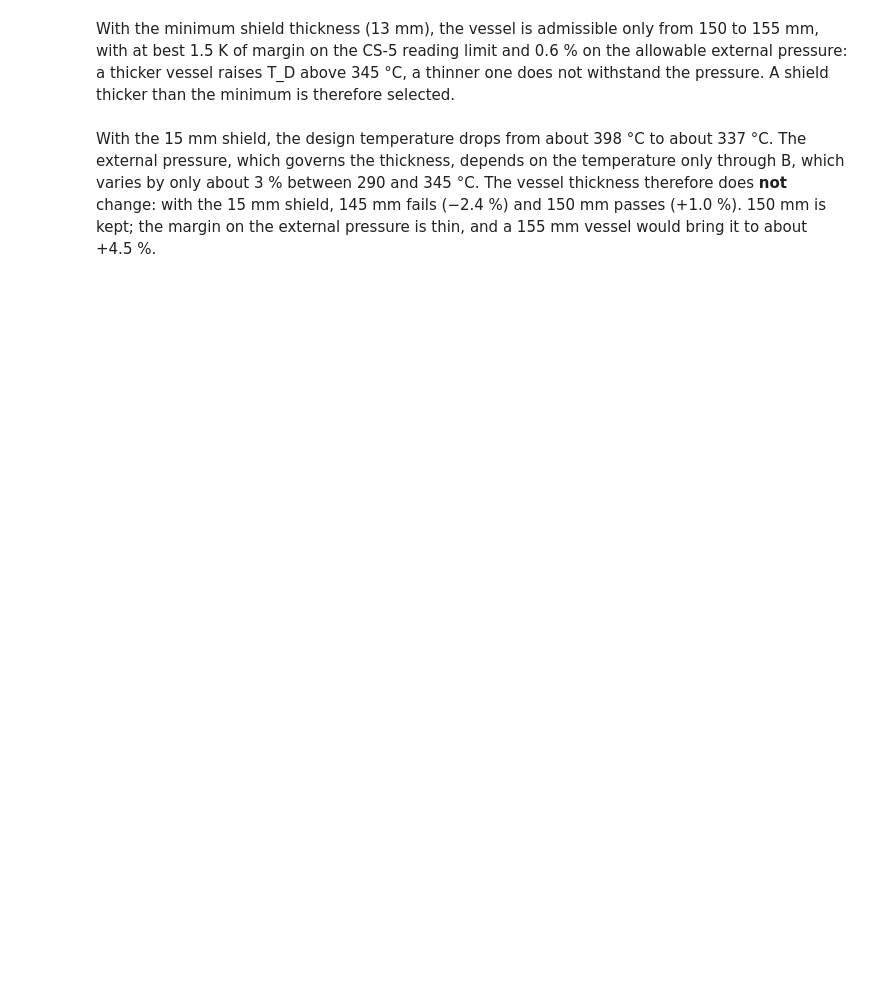
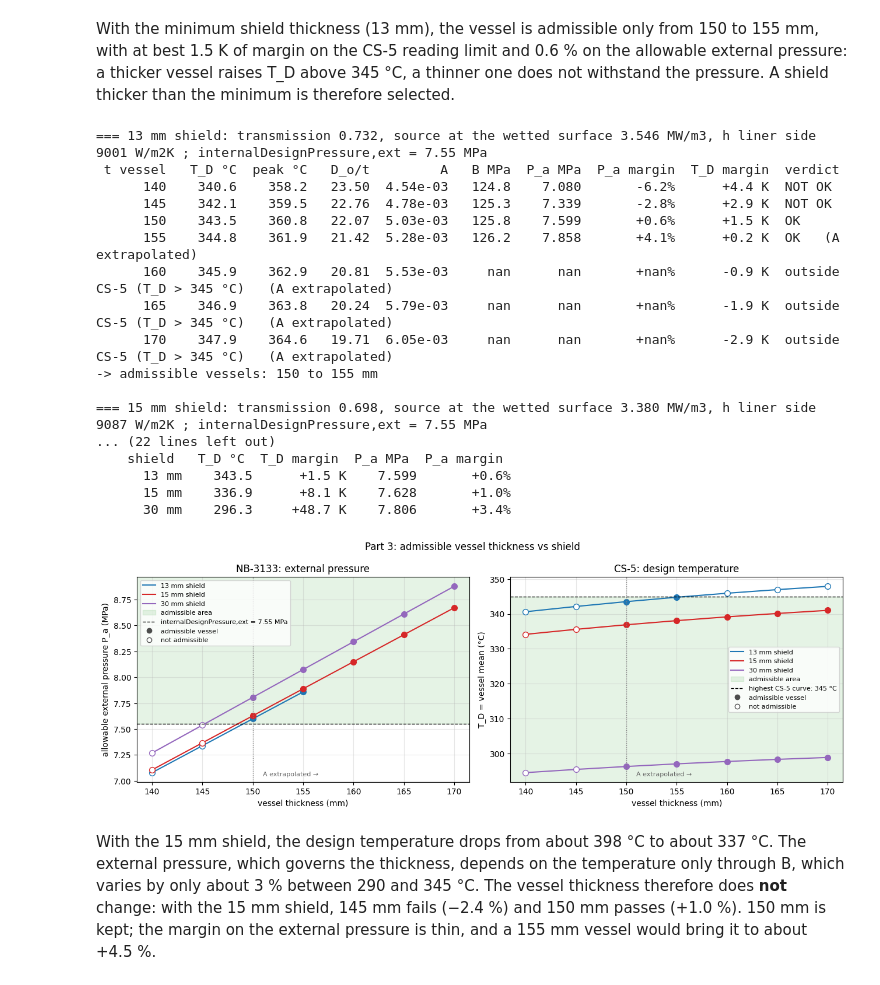
Before and after one commit to mackdraves/Nuclear-Design-and-Technology-Project, a Jupyter notebook: Project-Code_Annotated.ipynb, the cells around one changed output. Drawn from its saved outputs; the diff is of its cells as text; code cells hidden in the pictures; blank space fills up the shorter version.

```diff
--- a/Project-Code_Annotated.ipynb
+++ b/Project-Code_Annotated.ipynb
@@ -1128,30 +1543,30 @@ plt.show()
 # %%
-# ===== Part 3: 13 mm shield (minimum thickness, design model B = 1.4 in q0) =====
+# ===== Part 3: 13 mm shield (minimum thickness, design model B = 1.4 in gammaSourceAtWettedSurface) =====
 # Then re-sizing of the vessel under external pressure (NB-3133): T_D, A and B depend on the thickness.
 t_s13, R_s13 = 0.013, 1.36            # m ; R_s has no effect on the vessel, same value as the Z3ST cases
-W13 = with_shield(R_s13, t_s13)       # design: B = 1.4 already in q0
+W13 = with_shield(R_s13, t_s13)       # design: B = 1.4 already in gammaSourceAtWettedSurface
 f13, h13 = W13['f'], W13['co']['h']
 print(f"Shield {t_s13*1e3:.0f} mm: transmission e^(-mu t_s) = {f13:.3f}, source at the wetted surface "
       f"{f13*gammaSourceAtWettedSurface/1e6:.3f} MW/m3, h liner-side channel = {h13:.0f} W/m2K")
 
 # A(t): power law on the Fig. G readings of 'tab' (Part 1, item 3b), function A_of; beyond 150 mm: extrapolated
 print(f"\nExternal pressure, {t_s13*1e3:.0f} mm shield, internalDesignPressure,ext = {externalDesignPressure/1e6:.2f} MPa")
-print(f"{'t vessel':>9}{'T_D °C':>9}{'peak °C':>9}{'vesselOuterDiameter/t':>8}{'A':>10}{'B MPa':>8}{'allowablePressure MPa':>9}{'margin':>8}  verdict")
+print(f"{'t vessel':>9}{'T_D °C':>9}{'peak °C':>9}{'D_o/t':>8}{'A':>10}{'B MPa':>8}{'allowablePressure MPa':>9}{'margin':>8}  verdict")
 rows13 = []
 for tv_mm in range(140, 171, 5):
     tv = tv_mm*1e-3
-    sol_ = solve_cyl(linerInnerRadius, [(linerThickness, linerThermalCond, linerGammaAttenuationCoeff), (tv, steelThermalCond, steelGammaAttenuationCoeff)], f13*gammaSourceAtWettedSurface, h13, U2)
+    sol_ = solve_cyl(wettedSurfaceRadius, [(linerThickness, linerThermalCond, linerGammaAttenuationCoeff), (tv, steelThermalCond, steelGammaAttenuationCoeff)], f13*gammaSourceAtWettedSurface, h13, U2)
     S_ = summary_cyl(sol_, vesselInnerRadius)
     TD, Tpk = c(S_['T_avg']), c(S_['T_max'])
-    Do_ = 2*(vesselInnerRadius + tv); Dot = Do_/tv; vesselTestedA = A_of(tv_mm)
+    Do_ = 2*(vesselInnerRadius + tv); Dot = Do_/tv; A_ = A_of(tv_mm)
     if TD <= 345.0:
-        B_ = B_CS5(vesselTestedA, TD); Pa = 4*B_/(3*Dot); m = Pa*1e6/externalDesignPressure - 1
+        B_ = B_CS5(A_, TD); Pa = 4*B_/(3*Dot); m = Pa*1e6/externalDesignPressure - 1
         ok = Pa*1e6 >= externalDesignPressure and Tpk <= steelTemperatureLimit
         verdict = 'OK' if ok else 'NOT OK'
     else:
         B_ = Pa = m = np.nan; ok = False; verdict = 'T_D > 345 °C: outside CS-5'
-    rows13.append(dict(t=tv_mm, TD=TD, Tpk=Tpk, A=vesselTestedA, B=B_, Pa=Pa, ok=ok))
-    print(f"{tv_mm:9d}{TD:9.1f}{Tpk:9.1f}{Dot:8.2f}{vesselTestedA:10.2e}{B_:8.1f}{Pa:9.3f}{100*m:+7.1f}%  {verdict}"
+    rows13.append(dict(t=tv_mm, TD=TD, Tpk=Tpk, A=A_, B=B_, Pa=Pa, ok=ok))
+    print(f"{tv_mm:9d}{TD:9.1f}{Tpk:9.1f}{Dot:8.2f}{A_:10.2e}{B_:8.1f}{Pa:9.3f}{100*m:+7.1f}%  {verdict}"
           + ("   (A extrapolated)" if tv_mm > 150 else ""))
 
 ok13 = [r['t'] for r in rows13 if r['ok']]
@@ -1167,15 +1601,15 @@ print(f"   internal: Sm({r150['TD']:.0f} °C) = {Sm_of(r150['TD']):.1f} MPa -> t
 With the minimum shield thickness (13 mm), the vessel is admissible only from 150 to 155 mm, with at best 1.5 K of margin on the CS-5 reading limit and 0.6 % on the allowable external pressure: a thicker vessel raises T_D above 345 °C, a thinner one does not withstand the pressure. A shield thicker than the minimum is therefore selected.
 # %%
 # ===== Part 3: vessel thickness under external pressure (NB-3133) vs shield thickness =====
-# Design model: B = 1.4 already in q0. For each shield and each vessel thickness:
-# T_D (mean) and peak from the thermal model, A (Fig. G, geometry), B (CS-5 table at T_D), allowablePressure = 4B/(3 vesselOuterDiameter/t).
+# Design model: B = 1.4 already in gammaSourceAtWettedSurface. For each shield and each vessel thickness:
+# T_D (mean) and peak from the thermal model, A (Fig. G, geometry), B (CS-5 table at T_D), allowablePressure = 4B/(3 D_o/t).
 def balayage_cuve(t_sh, R_sh=1.36, tv_list=range(140, 171, 5)):
     # A(t): function A_of (power law on the Fig. G readings, Part 1 item 3b); > 150 mm: extrapolated
     W = with_shield(R_sh, t_sh)
     out = []
     for tv_mm in tv_list:
         tv = tv_mm*1e-3
-        S = summary_cyl(solve_cyl(linerInnerRadius, [(linerThickness, linerThermalCond, linerGammaAttenuationCoeff), (tv, steelThermalCond, steelGammaAttenuationCoeff)], W['f']*gammaSourceAtWettedSurface, W['co']['h'], U2), vesselInnerRadius)
+        S = summary_cyl(solve_cyl(wettedSurfaceRadius, [(linerThickness, linerThermalCond, linerGammaAttenuationCoeff), (tv, steelThermalCond, steelGammaAttenuationCoeff)], W['f']*gammaSourceAtWettedSurface, W['co']['h'], U2), vesselInnerRadius)
         TD, Tpk = c(S['T_avg']), c(S['T_max'])
         Dot = 2*(vesselInnerRadius + tv)/tv; A = A_of(tv_mm)
         B = B_CS5(A, TD) if TD <= 345.0 else np.nan
@@ -1192,7 +1626,7 @@ for t_sh in BOUCLIERS:
     RES[t_sh] = rows_
     print(f"\n=== {t_sh*1e3:.0f} mm shield: transmission {W['f']:.3f}, source at the wetted surface {W['f']*gammaSourceAtWettedSurface/1e6:.3f} MW/m3, "
           f"h liner side {W['co']['h']:.0f} W/m2K ; internalDesignPressure,ext = {externalDesignPressure/1e6:.2f} MPa")
-    print(f"{'t vessel':>9}{'T_D °C':>9}{'peak °C':>9}{'vesselOuterDiameter/t':>8}{'A':>10}{'B MPa':>8}{'allowablePressure MPa':>9}{'allowablePressure margin':>12}"
+    print(f"{'t vessel':>9}{'T_D °C':>9}{'peak °C':>9}{'D_o/t':>8}{'A':>10}{'B MPa':>8}{'allowablePressure MPa':>9}{'allowablePressure margin':>12}"
           f"{'T_D margin':>12}  verdict")
     for r in rows_:
         verdict = 'OK' if r['ok'] else ('outside CS-5 (T_D > 345 °C)' if r['TD'] > 345 else 'NOT OK')
@@ -1206,32 +1640,51 @@ print(f"\nSummary, 150 mm vessel:")
 print(f"{'shield':>10}{'T_D °C':>9}{'T_D margin':>12}{'allowablePressure MPa':>9}{'allowablePressure margin':>12}")
 for t_sh, rows_ in RES.items():
     r = next(r for r in rows_ if r['tv'] == 150)
     print(f"{t_sh*1e3:8.0f} mm{r['TD']:9.1f}{r['mT']:+10.1f} K{r['Pa']:9.3f}{r['mPa']:+11.1f}%")
 
 # --- figure: both criteria vs vessel thickness, one colour per shield ---
 # green area = admissible side of the criterion; filled marker = admissible vessel (all criteria), hollow = not admissible
 fig, axs = plt.subplots(1, 2, figsize=(13, 4.8))
 COLS = ('tab:blue', 'tab:red', 'tab:purple', 'tab:orange', 'tab:brown', 'tab:gray')   # no green: reserved for the areas
 for (t_sh, rows_), col in zip(RES.items(), COLS):
     tv_ = np.array([r['tv'] for r in rows_]); ok_ = np.array([r['ok'] for r in rows_])
     axs[0].plot(tv_, [r['Pa'] for r in rows_], '-', color=col, label=f'{t_sh*1e3:.0f} mm shield')
     axs[1].plot(tv_, [r['TD'] for r in rows_], '-', color=col, label=f'{t_sh*1e3:.0f} mm shield')
     for ax_, key in ((axs[0], 'Pa'), (axs[1], 'TD')):
         y_ = np.array([r[key] for r in rows_])
         ax_.plot(tv_[ok_], y_[ok_], 'o', color=col, ms=7)
         ax_.plot(tv_[~ok_], y_[~ok_], 'o', mfc='white', mec=col, ms=7)
 for ax_, lim, below, label in ((axs[0], externalDesignPressure/1e6, False, f'internalDesignPressure,ext = {externalDesignPressure/1e6:.2f} MPa'),
                              (axs[1], 345.0, True, 'highest CS-5 curve: 345 °C')):
     ax_.relim(); ax_.autoscale_view(); y0, y1 = ax_.get_ylim()
     ax_.axhspan(y0 if below else lim, lim if below else y1, color='tab:green', alpha=0.12, zorder=0, label='admissible area')
     ax_.axhline(lim, color='k', ls='--', lw=1, label=label); ax_.set_ylim(y0, y1)
     ax_.axvline(150, color='0.5', ls=':', lw=1)
     ax_.text(151, y0 + 0.03*(y1 - y0), 'A extrapolated →', fontsize=8, color='0.4')
     ax_.set_xlabel('vessel thickness (mm)'); ax_.grid(alpha=0.3)
     ax_.plot([], [], 'o', color='0.3', label='admissible vessel'); ax_.plot([], [], 'o', mfc='white', mec='0.3', label='not admissible')
     ax_.legend(fontsize=8)
 axs[0].set_ylabel('allowable external pressure allowablePressure (MPa)'); axs[0].set_title('NB-3133: external pressure')
 axs[1].set_ylabel('T_D = vessel mean (°C)'); axs[1].set_title('CS-5: design temperature')
 plt.suptitle('Part 3: admissible vessel thickness vs shield'); plt.tight_layout(); plt.show()
+# %% [output]
+=== 13 mm shield: transmission 0.732, source at the wetted surface 3.546 MW/m3, h liner side 9001 W/m2K ; internalDesignPressure,ext = 7.55 MPa
+ t vessel   T_D °C  peak °C   D_o/t         A   B MPa  P_a MPa  P_a margin  T_D margin  verdict
+      140    340.6    358.2   23.50  4.54e-03   124.8    7.080       -6.2%      +4.4 K  NOT OK
+      145    342.1    359.5   22.76  4.78e-03   125.3    7.339       -2.8%      +2.9 K  NOT OK
+      150    343.5    360.8   22.07  5.03e-03   125.8    7.599       +0.6%      +1.5 K  OK
+      155    344.8    361.9   21.42  5.28e-03   126.2    7.858       +4.1%      +0.2 K  OK   (A extrapolated)
+      160    345.9    362.9   20.81  5.53e-03     nan      nan       +nan%      -0.9 K  outside CS-5 (T_D > 345 °C)   (A extrapolated)
+      165    346.9    363.8   20.24  5.79e-03     nan      nan       +nan%      -1.9 K  outside CS-5 (T_D > 345 °C)   (A extrapolated)
+      170    347.9    364.6   19.71  6.05e-03     nan      nan       +nan%      -2.9 K  outside CS-5 (T_D > 345 °C)   (A extrapolated)
+-> admissible vessels: 150 to 155 mm
+
+=== 15 mm shield: transmission 0.698, source at the wetted surface 3.380 MW/m3, h liner side 9087 W/m2K ; internalDesignPressure,ext = 7.55 MPa
+... (22 lines left out)
+    shield   T_D °C  T_D margin  P_a MPa  P_a margin
+      13 mm    343.5      +1.5 K    7.599       +0.6%
+      15 mm    336.9      +8.1 K    7.628       +1.0%
+      30 mm    296.3     +48.7 K    7.806       +3.4%
+[figure, added]
 # %% [markdown]
 With the 15 mm shield, the design temperature drops from about 398 °C to about 337 °C. The external pressure, which governs the thickness, depends on the temperature only through B, which varies by only about 3 % between 290 and 345 °C. The vessel thickness therefore does **not** change: with the 15 mm shield, 145 mm fails (−2.4 %) and 150 mm passes (+1.0 %). 150 mm is kept; the margin on the external pressure is thin, and a 155 mm vessel would bring it to about +4.5 %.
```
Also changed, not shown: parts of 44 cells of this notebook.
